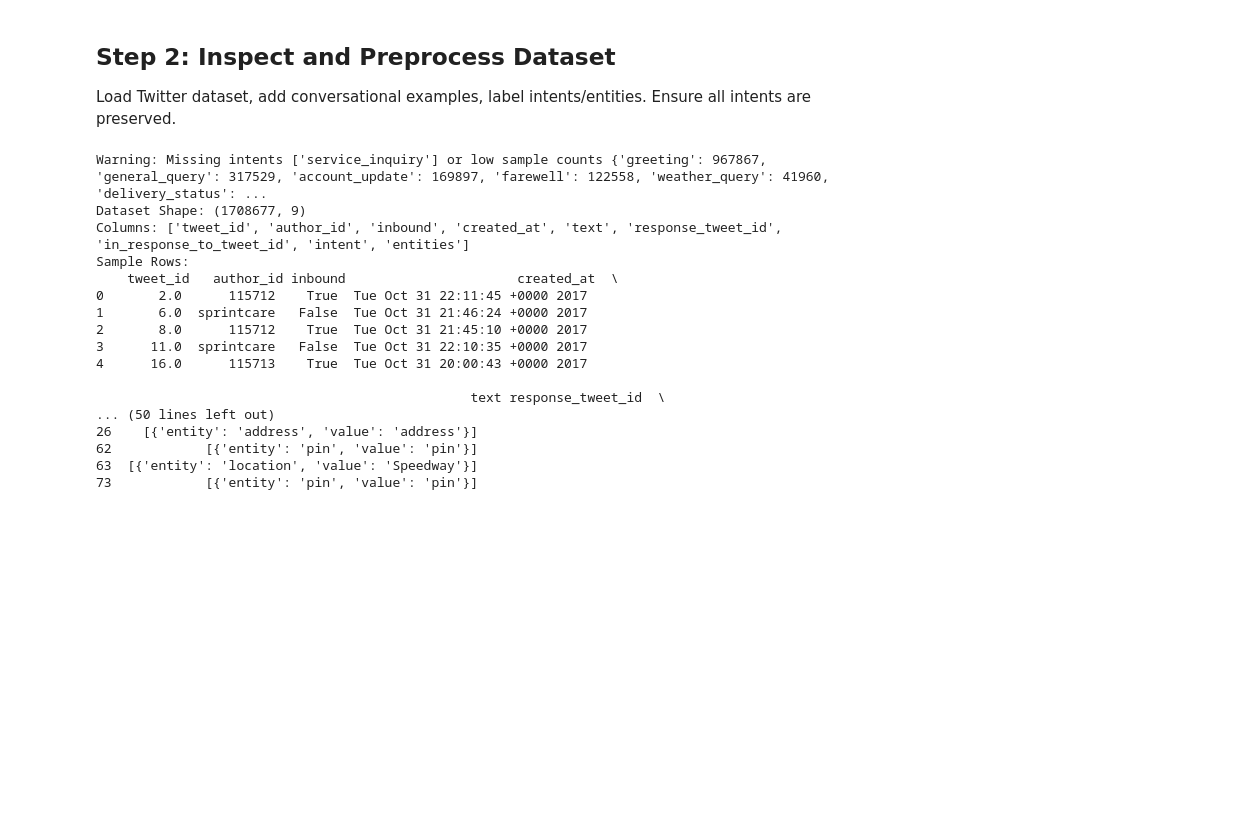
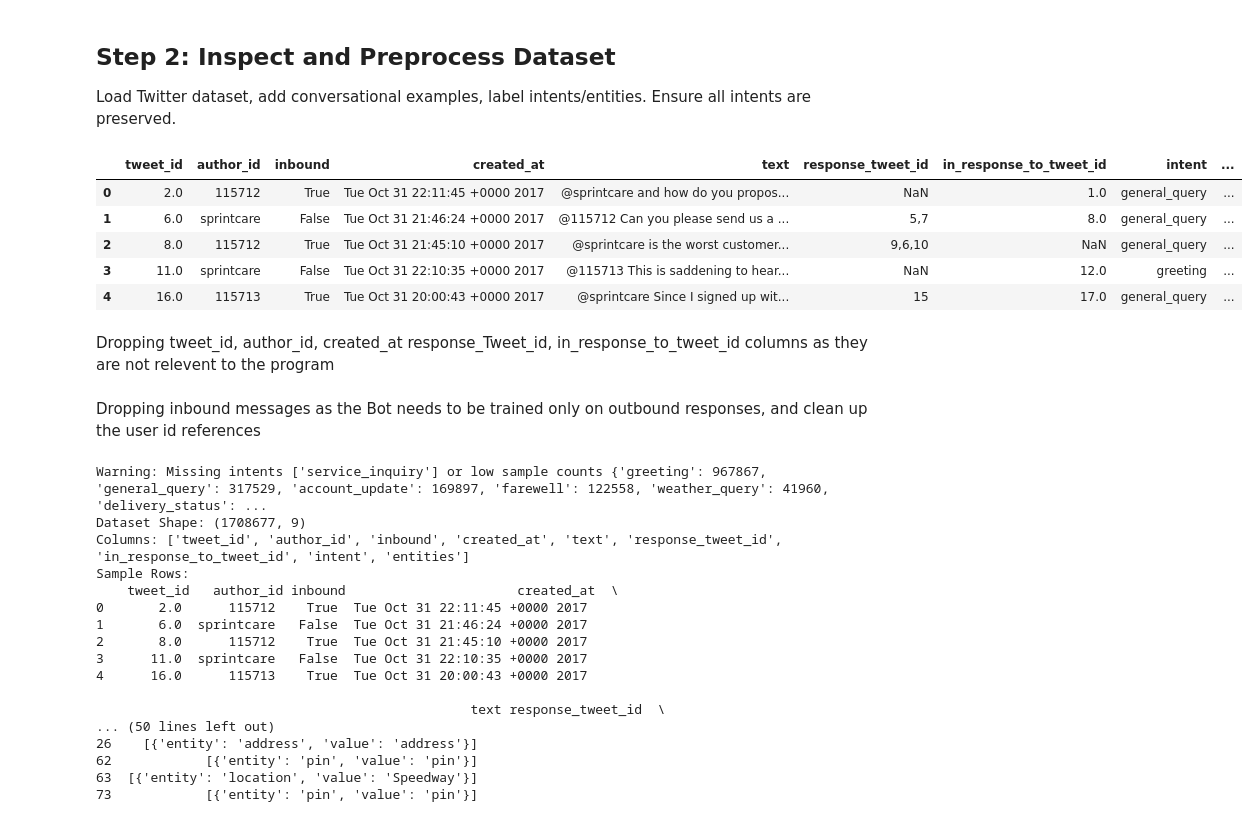
Before and after one commit to nisheethg2000/UCB_AIML, a Jupyter notebook: Practical Applications/Capstone project/evaluate_chatbot_data_dialoggpt_twitter_trained.ipynb, the cells around one changed output. Cells and saved outputs as stored; diff of their text form; code cells hidden in the pictures; blank space fills up the shorter version.

Commit message:
Cleaned up data, added more intents

```diff
--- a/Practical Applications/Capstone project/evaluate_chatbot_data_dialoggpt_twitter_trained.ipynb
+++ b/Practical Applications/Capstone project/evaluate_chatbot_data_dialoggpt_twitter_trained.ipynb
@@ -99,0 +153,11 @@ Load Twitter dataset, add conversational examples, label intents/entities. Ensur
+# %%
+df.head()
+# %% [output]
+|  | tweet_id | author_id | inbound | created_at | text | response_tweet_id | in_response_to_tweet_id | intent | ... |
+| 0 | 2.0 | 115712 | True | Tue Oct 31 22:11:45 +0000 2017 | @sprintcare and how do you propos... | NaN | 1.0 | general_query | ... |
+| 1 | 6.0 | sprintcare | False | Tue Oct 31 21:46:24 +0000 2017 | @115712 Can you please send us a ... | 5,7 | 8.0 | general_query | ... |
+| 2 | 8.0 | 115712 | True | Tue Oct 31 21:45:10 +0000 2017 | @sprintcare is the worst customer... | 9,6,10 | NaN | general_query | ... |
+| 3 | 11.0 | sprintcare | False | Tue Oct 31 22:10:35 +0000 2017 | @115713 This is saddening to hear... | NaN | 12.0 | greeting | ... |
+| 4 | 16.0 | 115713 | True | Tue Oct 31 20:00:43 +0000 2017 | @sprintcare Since I signed up wit... | 15 | 17.0 | general_query | ... |
+# %% [markdown]
+Dropping tweet_id, author_id, created_at response_Tweet_id, in_response_to_tweet_id columns as they are not relevent to the program
@@ -99,0 +166,2 @@ Load Twitter dataset, add conversational examples, label intents/entities. Ensur
+# %% [markdown]
+Dropping inbound messages as the Bot needs to be trained only on outbound responses, and clean up the user id references
```
Also changed, not shown: parts of 16 cells of this notebook.
